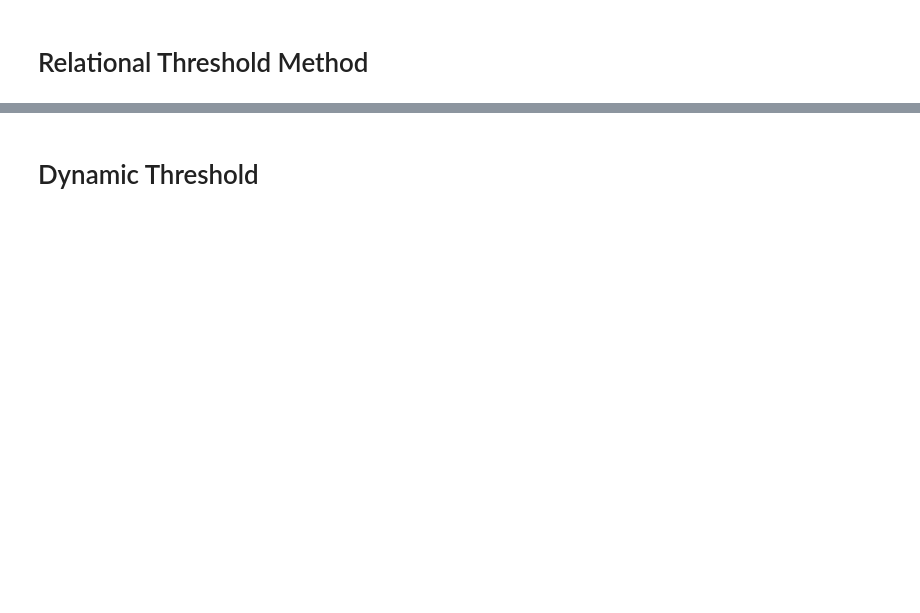
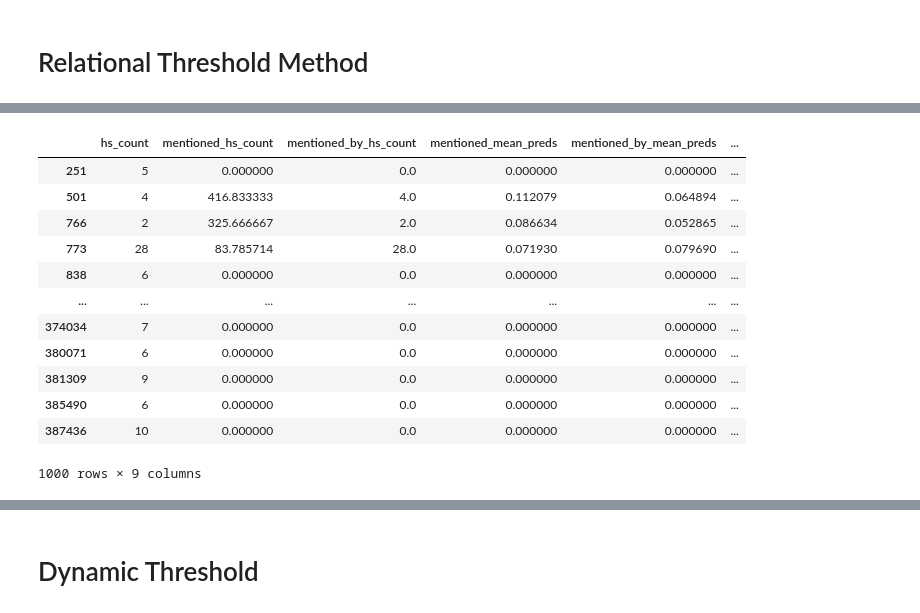
Before and after one commit to NasLabBgu/hate_speech_detection, a Jupyter notebook: detection/experiments/user_level__threshold_models.ipynb, the cells around one changed output, grey strips where cells are left out. Cells and saved outputs as stored; diff of their text form; code cells hidden in the pictures; blank space fills up the shorter version.

```diff
--- a/detection/experiments/user_level__threshold_models.ipynb
+++ b/detection/experiments/user_level__threshold_models.ipynb
@@ -317,0 +137,17 @@ relational_threshold_method(X, y, post_threshold=0.5, min_mention_threshold=3)
+# %%
+features_df = pd.concat([user_hs_count.loc[y.index], tmp.query('`source` in @y.index').groupby('source').mean()], axis=1).fillna(0).drop(columns=['dest','weight'])
+features_df
+# %% [output]
+|  | hs_count | mentioned_hs_count | mentioned_by_hs_count | mentioned_mean_preds | mentioned_by_mean_preds | ... |
+| 251 | 5 | 0.000000 | 0.0 | 0.000000 | 0.000000 | ... |
+| 501 | 4 | 416.833333 | 4.0 | 0.112079 | 0.064894 | ... |
+| 766 | 2 | 325.666667 | 2.0 | 0.086634 | 0.052865 | ... |
+| 773 | 28 | 83.785714 | 28.0 | 0.071930 | 0.079690 | ... |
+| 838 | 6 | 0.000000 | 0.0 | 0.000000 | 0.000000 | ... |
+| ... | ... | ... | ... | ... | ... | ... |
+| 374034 | 7 | 0.000000 | 0.0 | 0.000000 | 0.000000 | ... |
+| 380071 | 6 | 0.000000 | 0.0 | 0.000000 | 0.000000 | ... |
+| 381309 | 9 | 0.000000 | 0.0 | 0.000000 | 0.000000 | ... |
+| 385490 | 6 | 0.000000 | 0.0 | 0.000000 | 0.000000 | ... |
+| 387436 | 10 | 0.000000 | 0.0 | 0.000000 | 0.000000 | ... |
+1000 rows × 9 columns
```
Also changed, not shown: parts of 69 cells of this notebook, 10 other files.
